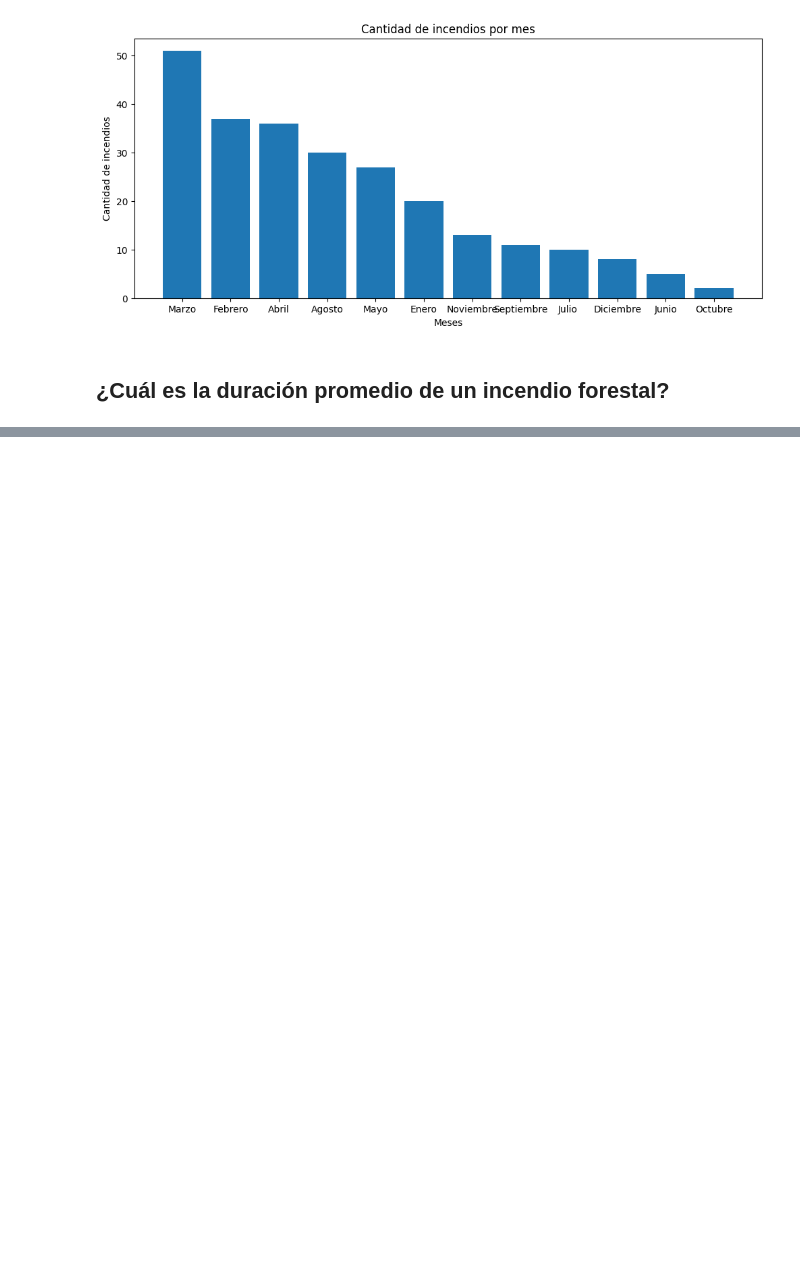
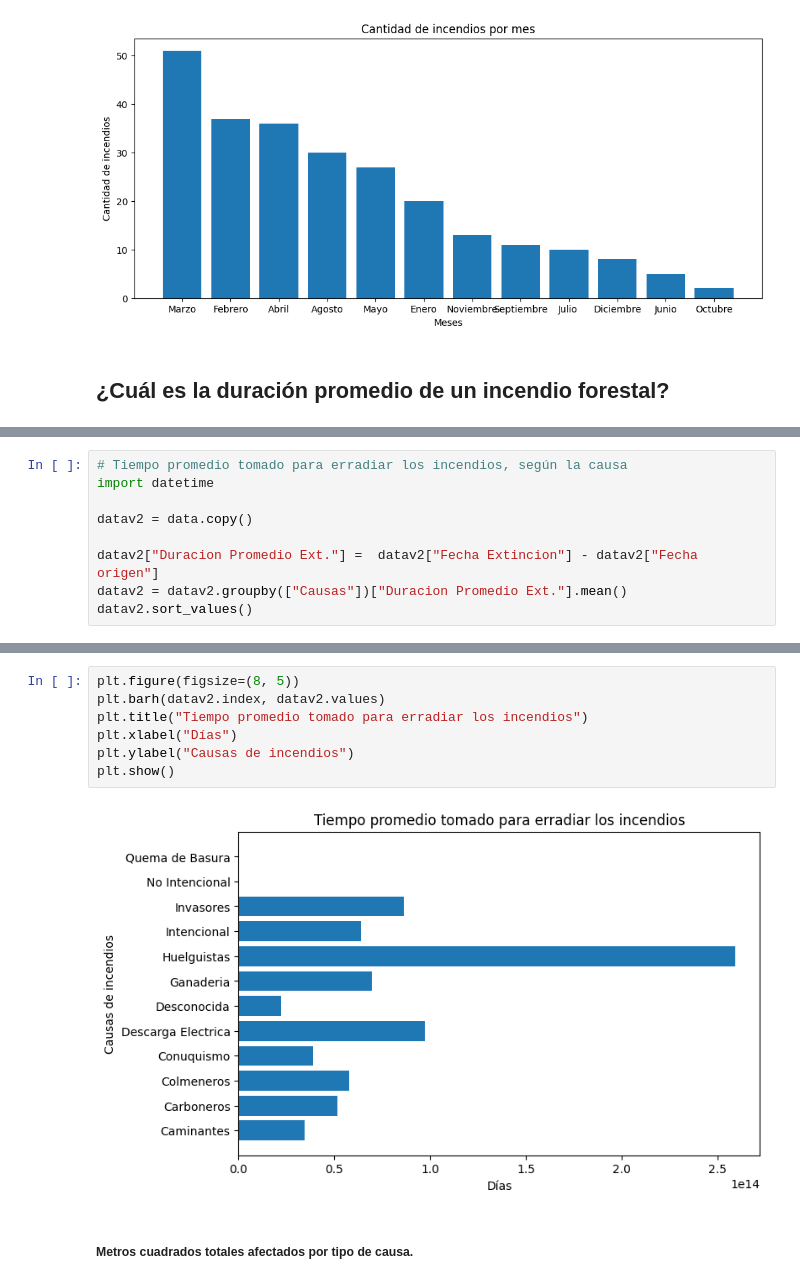
Before and after one commit to Edwinroman30/sic-forest-fire-rd, a Jupyter notebook: main.ipynb, the cells around one changed output, grey strips where cells are left out. Drawn from its saved outputs; the diff is of its cells as text; blank space fills up the shorter version.

```diff
--- a/main.ipynb
+++ b/main.ipynb
@@ -205,0 +249,9 @@ d_prom(data)
+# %%
+# Tiempo promedio tomado para erradiar los incendios, según la causa
+import datetime
+
+datav2 = data.copy()
+
+datav2["Duracion Promedio Ext."] =  datav2["Fecha Extincion"] - datav2["Fecha origen"]
+datav2 = datav2.groupby(["Causas"])["Duracion Promedio Ext."].mean()
+datav2.sort_values()
@@ -205,0 +273,11 @@ d_prom(data)
+# %%
+plt.figure(figsize=(8, 5))
+plt.barh(datav2.index, datav2.values)
+plt.title("Tiempo promedio tomado para erradiar los incendios")
+plt.xlabel("Días")
+plt.ylabel("Causas de incendios")
+plt.show()
+# %% [output]
+[figure, added]
+# %% [markdown]
+##### Metros cuadrados totales afectados por tipo de causa.
```
Also changed, not shown: parts of 21 cells of this notebook.
